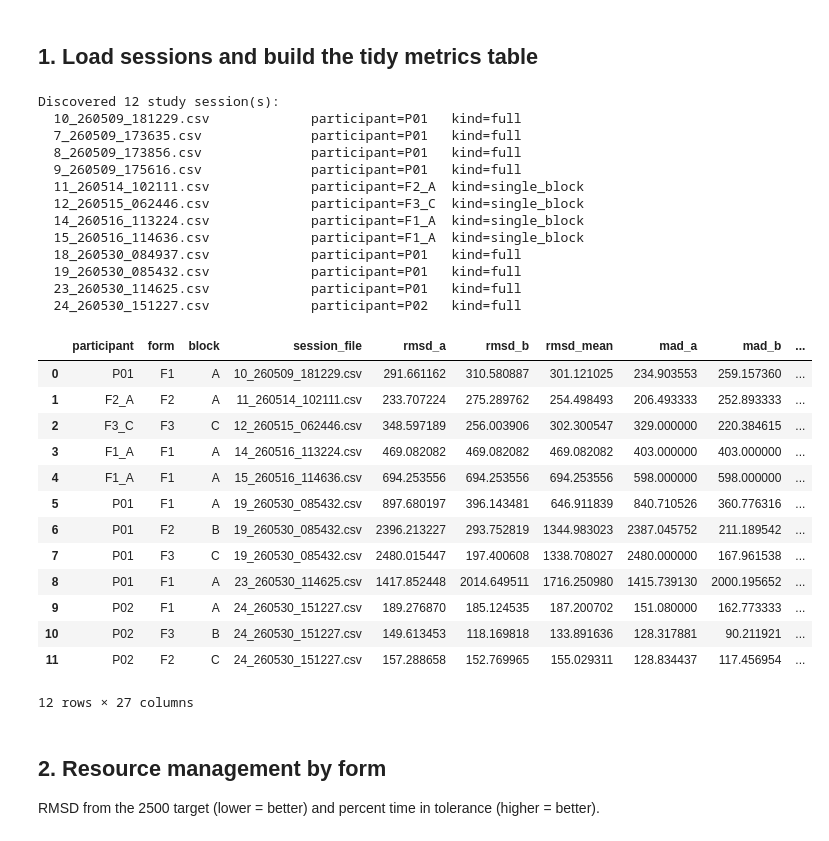
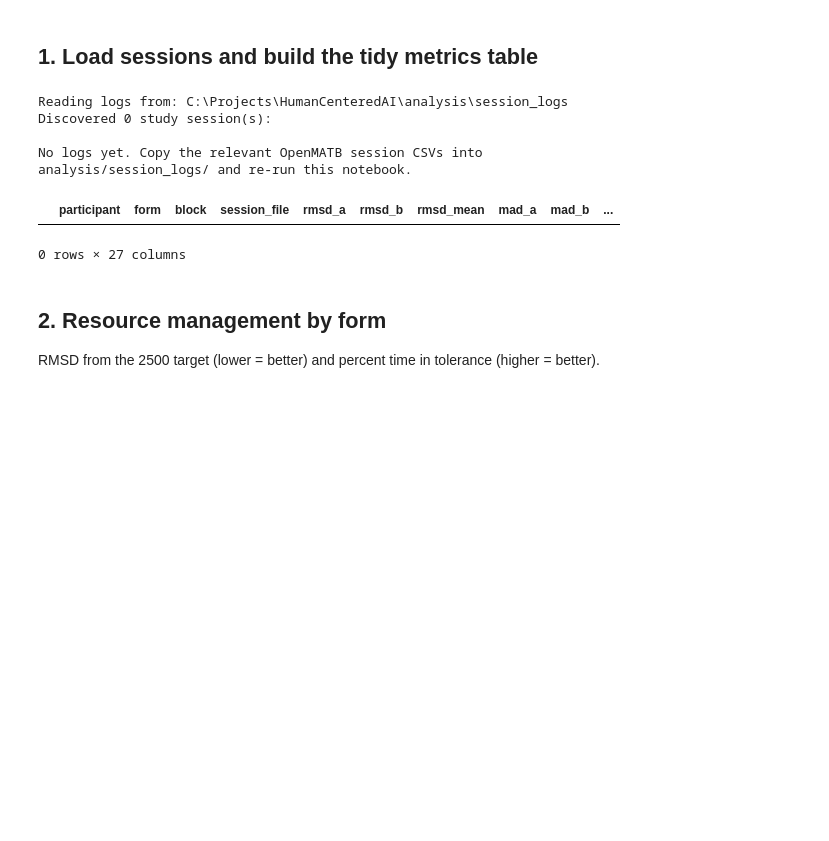
Before and after one commit to AndreaThelen/HumanCenteredAI, a Jupyter notebook: analysis/notebooks/01_resman_comms_performance.ipynb, the cells around one changed output. Saved outputs shown, nothing was run; the diff lists cells and outputs as text; code cells hidden in the pictures; blank space fills up the shorter version.

```diff
--- a/analysis/notebooks/01_resman_comms_performance.ipynb
+++ b/analysis/notebooks/01_resman_comms_performance.ipynb
@@ -49,42 +51,29 @@ OUT.mkdir(exist_ok=True)
 # %% [markdown]
 ## 1. Load sessions and build the tidy metrics table
 # %%
+from matb_analysis.discovery import DEFAULT_SESSIONS_DIR
+
 sessions = find_study_sessions()
+print(f"Reading logs from: {DEFAULT_SESSIONS_DIR}")
 print(f"Discovered {len(sessions)} study session(s):")
 for s in sessions:
     print(f"  {s.path.name:32s} participant={s.participant:5s} kind={s.scenario_kind}")
+if not sessions:
+    print()
+    print("No logs yet. Copy the relevant OpenMATB session CSVs into")
+    print("analysis/session_logs/ and re-run this notebook.")
 
 table = build_metrics_table(sessions)
 table.to_csv(OUT / "metrics_by_block.csv", index=False)
 table
 # %% [output]
-Discovered 12 study session(s):
-  10_260509_181229.csv             participant=P01   kind=full
-  7_260509_173635.csv              participant=P01   kind=full
-  8_260509_173856.csv              participant=P01   kind=full
-  9_260509_175616.csv              participant=P01   kind=full
-  11_260514_102111.csv             participant=F2_A  kind=single_block
-  12_260515_062446.csv             participant=F3_C  kind=single_block
-  14_260516_113224.csv             participant=F1_A  kind=single_block
-  15_260516_114636.csv             participant=F1_A  kind=single_block
-  18_260530_084937.csv             participant=P01   kind=full
-  19_260530_085432.csv             participant=P01   kind=full
-  23_260530_114625.csv             participant=P01   kind=full
-  24_260530_151227.csv             participant=P02   kind=full
+Reading logs from: C:\Projects\HumanCenteredAI\analysis\session_logs
+Discovered 0 study session(s):
+
+No logs yet. Copy the relevant OpenMATB session CSVs into
+analysis/session_logs/ and re-run this notebook.
 |  | participant | form | block | session_file | rmsd_a | rmsd_b | rmsd_mean | mad_a | mad_b | ... |
-| 0 | P01 | F1 | A | 10_260509_181229.csv | 291.661162 | 310.580887 | 301.121025 | 234.903553 | 259.157360 | ... |
-| 1 | F2_A | F2 | A | 11_260514_102111.csv | 233.707224 | 275.289762 | 254.498493 | 206.493333 | 252.893333 | ... |
-| 2 | F3_C | F3 | C | 12_260515_062446.csv | 348.597189 | 256.003906 | 302.300547 | 329.000000 | 220.384615 | ... |
-| 3 | F1_A | F1 | A | 14_260516_113224.csv | 469.082082 | 469.082082 | 469.082082 | 403.000000 | 403.000000 | ... |
-| 4 | F1_A | F1 | A | 15_260516_114636.csv | 694.253556 | 694.253556 | 694.253556 | 598.000000 | 598.000000 | ... |
-| 5 | P01 | F1 | A | 19_260530_085432.csv | 897.680197 | 396.143481 | 646.911839 | 840.710526 | 360.776316 | ... |
-| 6 | P01 | F2 | B | 19_260530_085432.csv | 2396.213227 | 293.752819 | 1344.983023 | 2387.045752 | 211.189542 | ... |
-| 7 | P01 | F3 | C | 19_260530_085432.csv | 2480.015447 | 197.400608 | 1338.708027 | 2480.000000 | 167.961538 | ... |
-| 8 | P01 | F1 | A | 23_260530_114625.csv | 1417.852448 | 2014.649511 | 1716.250980 | 1415.739130 | 2000.195652 | ... |
-| 9 | P02 | F1 | A | 24_260530_151227.csv | 189.276870 | 185.124535 | 187.200702 | 151.080000 | 162.773333 | ... |
-| 10 | P02 | F3 | B | 24_260530_151227.csv | 149.613453 | 118.169818 | 133.891636 | 128.317881 | 90.211921 | ... |
-| 11 | P02 | F2 | C | 24_260530_151227.csv | 157.288658 | 152.769965 | 155.029311 | 128.834437 | 117.456954 | ... |
-12 rows × 27 columns
+0 rows × 27 columns
 # %% [markdown]
 ## 2. Resource management by form
 
```
Also changed, not shown: parts of 6 cells of this notebook, 5 other files.
